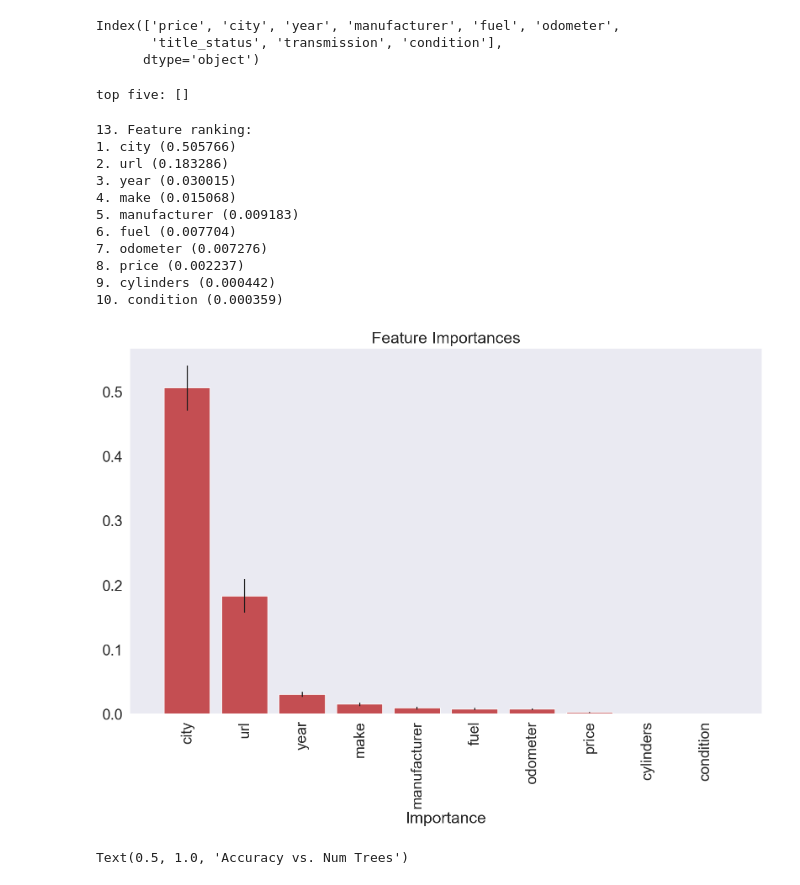
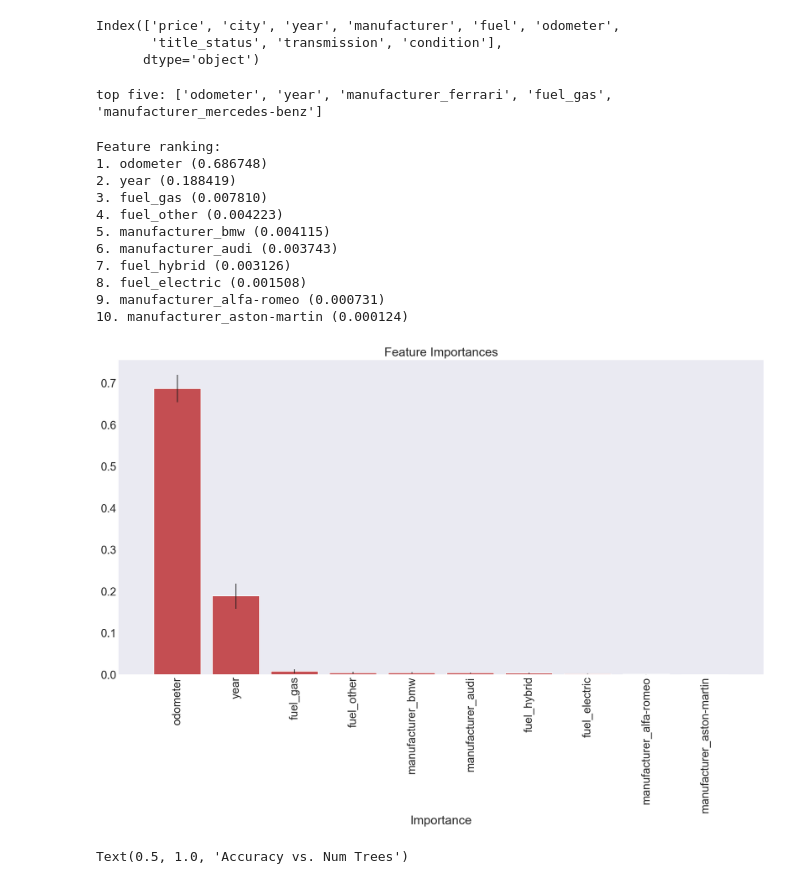
Before and after one commit to stevalang/car_price, a Jupyter notebook: EDA.ipynb, the cells around one changed output. Drawn from its saved outputs; the diff is of its cells as text; code cells hidden in the pictures.

```diff
--- a/EDA.ipynb
+++ b/EDA.ipynb
@@ -555,50 +555,50 @@ Index(['price', 'city', 'year', 'manufacturer', 'fuel', 'odometer',
        'title_status', 'transmission', 'condition'],
       dtype='object')
 # %%
-print("\ntop five:", list(cars.columns[feature_importances[-1:-6-1]]))
+print("\ntop five:", list(X_train.columns[feature_importances[-1:-6:-1]]))
 # %% [output]
-top five: []
+top five: ['odometer', 'year', 'manufacturer_ferrari', 'fuel_gas', 'manufacturer_mercedes-benz']
 # %%
 # Calculate the standard deviation for feature importances across all trees
 
 n = 10 # top 10 features
 
 #importances = forest_fit.feature_importances_[:n]
 importances = rf.feature_importances_[:n]
 std = np.std([tree.feature_importances_ for tree in rf.estimators_],
              axis=0)
 indices = np.argsort(importances)[::-1]
-features = list(df.columns[indices])
+features = list(X_train.columns[indices])
 
 # Print the feature ranking
-print("\n13. Feature ranking:")
+print("\nFeature ranking:")
 
 for f in range(n):
     print("%d. %s (%f)" % (f + 1, features[f], importances[indices[f]]))
 
 # Plot the feature importances of the forest
-fig, ax = plt.subplots(figsize=(12, 8))
+fig, ax = plt.subplots(figsize=(16, 9))
 
 ax.bar(range(10), importances[indices], yerr=std[indices], color="r", align="center")
 ax.set_xticks(range(10))
 ax.set_xticklabels(features, rotation = 90)
 ax.set_xlim([-1, 10])
 ax.set_xlabel("Importance")
 ax.set_title("Feature Importances")
 plt.savefig('feature_importance.png', bbox_inches='tight')
 # %% [output]
-13. Feature ranking:
-1. city (0.505766)
-2. url (0.183286)
-3. year (0.030015)
-4. make (0.015068)
-5. manufacturer (0.009183)
-6. fuel (0.007704)
-7. odometer (0.007276)
-8. price (0.002237)
-9. cylinders (0.000442)
-10. condition (0.000359)
+Feature ranking:
+1. odometer (0.686748)
+2. year (0.188419)
+3. fuel_gas (0.007810)
+4. fuel_other (0.004223)
+5. manufacturer_bmw (0.004115)
+6. manufacturer_audi (0.003743)
+7. fuel_hybrid (0.003126)
+8. fuel_electric (0.001508)
+9. manufacturer_alfa-romeo (0.000731)
+10. manufacturer_aston-martin (0.000124)
-[figure, old version]
+[figure, new version]
 # %%
 # Try modifying the number of trees
 num_trees = range(5, 50, 5)
```
Also changed, not shown: 2 other files.
